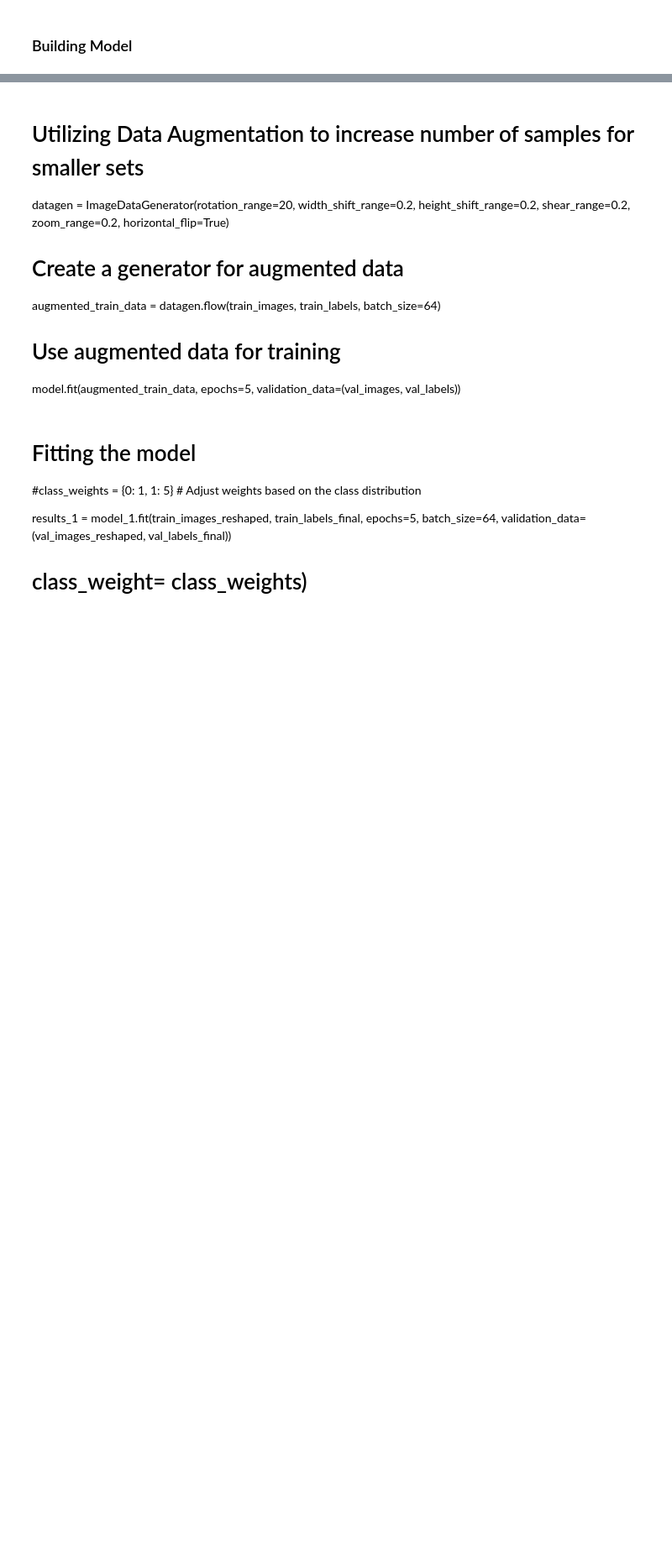
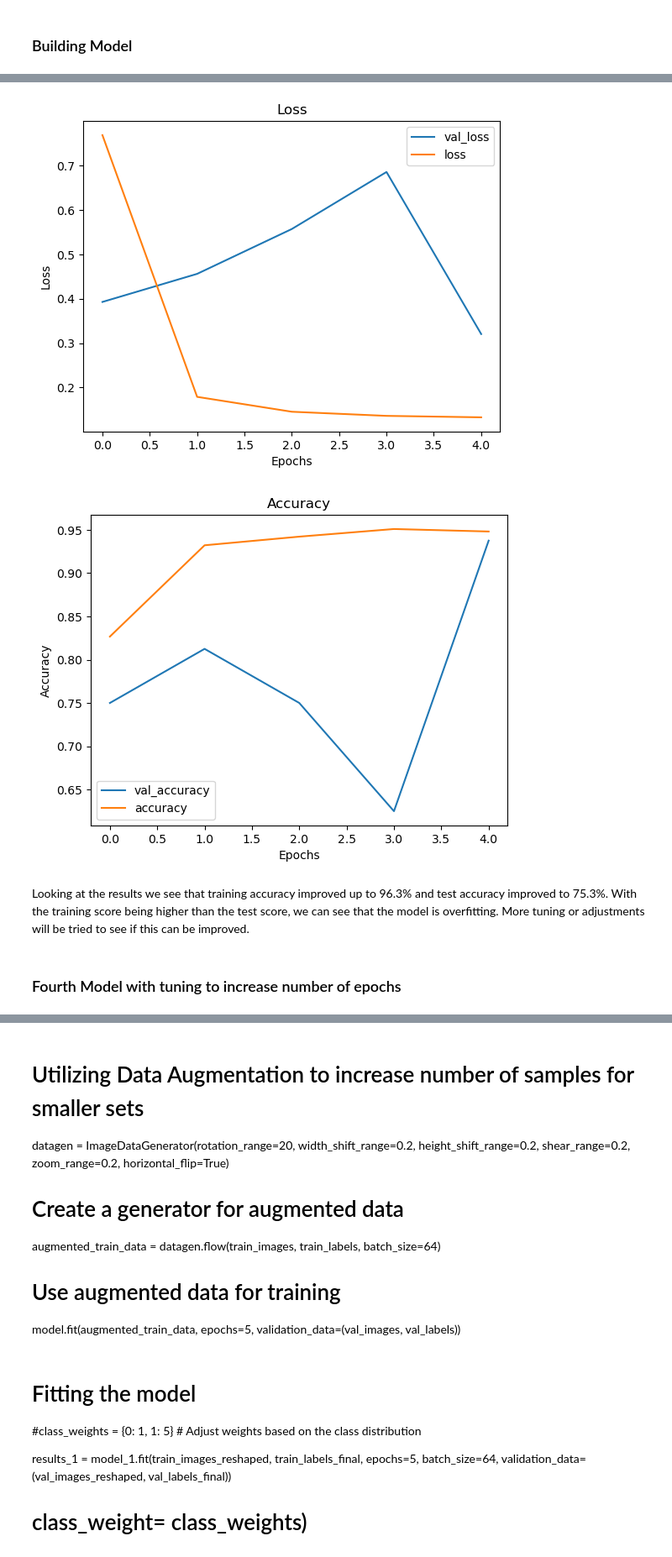
Before and after one commit to ldwilker10/pneumonia_classification, a Jupyter notebook: draft_notebook_baseline_model.ipynb, the cells around one changed output, grey strips where cells are left out. Shown: that part at 84% size. Drawn from its saved outputs; the diff is of its cells as text; code cells hidden in the pictures; blank space fills up the shorter version.

```diff
--- a/draft_notebook_baseline_model.ipynb
+++ b/draft_notebook_baseline_model.ipynb
@@ -278,0 +419,10 @@ Initial model shows accuracy of %74.2 with training group and %62.5 with the tes
+# %%
+# Third model
+
+model_3 = Sequential()
+model_3.add(Dense(64, activation='relu', input_shape=(67500,)))
+model_3.add(Dense(32, activation='relu'))
+model_3.add(Dense(1, activation='sigmoid'))
+
+# Compiling model with following parameters
+model_3.compile(optimizer='adam', loss='binary_crossentropy', metrics=['accuracy'])
@@ -278,0 +448,6 @@ Initial model shows accuracy of %74.2 with training group and %62.5 with the tes
+# %%
+# Fitting the model to the training data
+results_3 = model_3.fit(train_img, train_y,
+                        epochs=5,
+                        batch_size=64,
+                        validation_data=(val_img, val_y))
@@ -278,0 +479,10 @@ Initial model shows accuracy of %74.2 with training group and %62.5 with the tes
+# %%
+# Viewing results
+visualize_training_results(results_3)
+# %% [output]
+[figure, added]
+[figure, added]
+# %% [markdown]
+Looking at the results we see that training accuracy improved up to 96.3% and test accuracy improved to 75.3%. With the training score being higher than the test score, we can see that the model is overfitting. More tuning or adjustments will be tried to see if this can be improved.
+# %% [markdown]
+### Fourth Model with tuning to increase number of epochs
```
Also changed, not shown: parts of 43 cells of this notebook.
